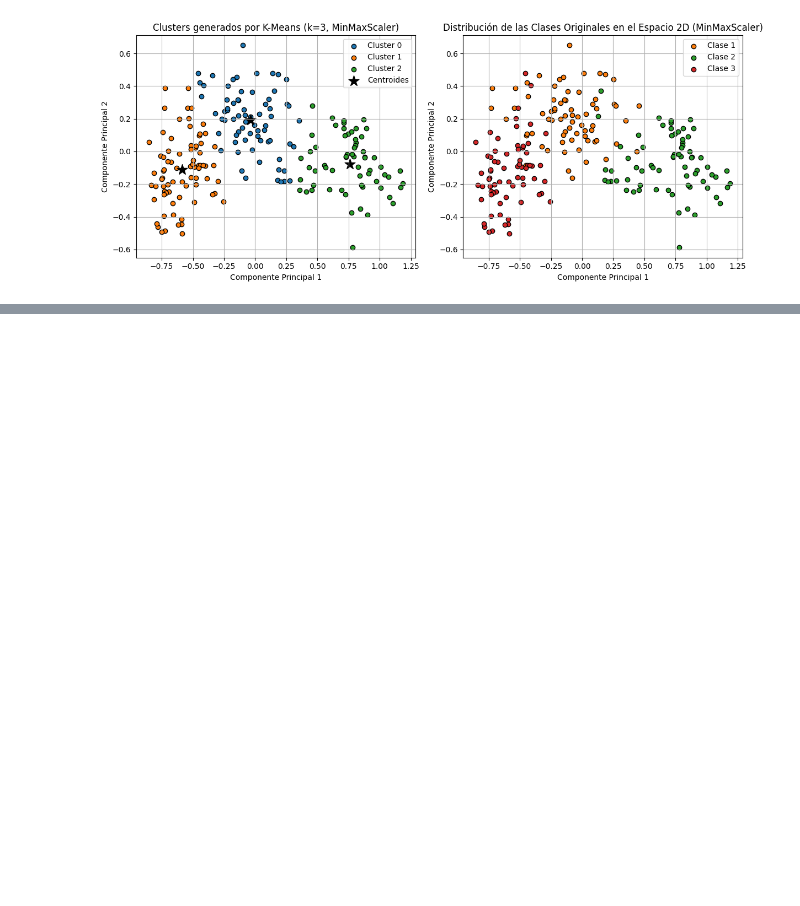
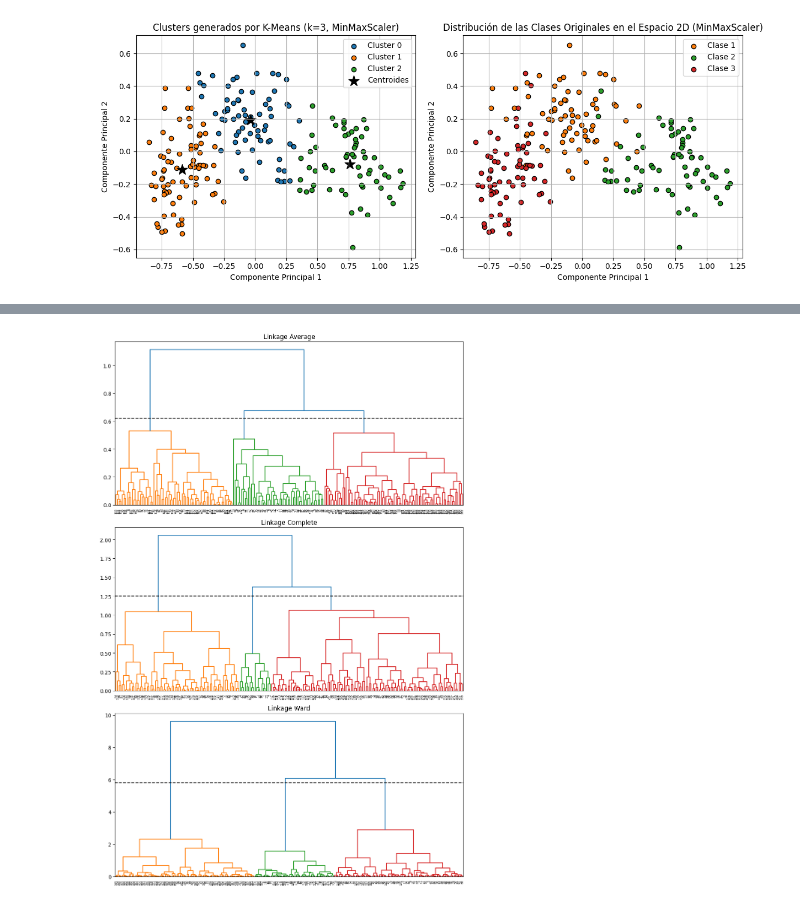
Before and after one commit to 100485446-UC3M/Segunda_Practica_Machine_Learning_Grupo16, a Jupyter notebook: Clustering.ipynb, the cells around one changed output, grey strips where cells are left out. Cells and saved outputs as stored; diff of their text form; code cells hidden in the pictures; blank space fills up the shorter version.

Commit message:
Implementación Clustering Jerárquico y DBSCAN

```diff
--- a/Clustering.ipynb
+++ b/Clustering.ipynb
@@ -208,17 +208,17 @@ n_clusters_optimal = 3
 
 # Entrenamos K-Means con el número óptimo de clusters en los datos escalados con MinMaxScaler
 kmeans_optimal = KMeans(n_clusters=n_clusters_optimal, random_state=100495966, n_init=10)
-cluster_labels_optimal = kmeans_optimal.fit_predict(X_Final)
+cluster_labels_optimal_Kmeans = kmeans_optimal.fit_predict(X_Final)
 
 # Representación gráfica: clusters generados
 
 fig, ax = plt.subplots(1, 2, figsize=(12, 5))
 
 # Clusters generados por K-means
-for i in np.unique(cluster_labels_optimal):
+for i in np.unique(cluster_labels_optimal_Kmeans):
     ax[0].scatter(
-        x = X_Final[cluster_labels_optimal == i, 0],
-        y = X_Final[cluster_labels_optimal == i, 1],
+        x = X_Final[cluster_labels_optimal_Kmeans == i, 0],
+        y = X_Final[cluster_labels_optimal_Kmeans == i, 1],
         c = plt.rcParams['axes.prop_cycle'].by_key()['color'][i],
         marker = 'o',
         edgecolor = 'black',
@@ -263,0 +271,83 @@ plt.show()
+# %%
+import numpy as np
+import matplotlib.pyplot as plt
+from scipy.cluster.hierarchy import dendrogram, linkage
+from sklearn.cluster import AgglomerativeClustering
+from sklearn.metrics import silhouette_score
+
+def plot_dendrogram(model, **kwargs):
+    '''
+    Esta función extrae la información de un modelo AgglomerativeClustering
+    y representa su dendograma con la función dendogram de scipy.cluster.hierarchy
+    '''
+
+    # Crear matriz de conteo de hijos
+    counts = np.zeros(model.children_.shape[0])
+    n_samples = len(model.labels_)
+    for i, merge in enumerate(model.children_):
+        current_count = 0
+        for child_idx in merge:
+            if child_idx < n_samples:
+                current_count += 1  # leaf node
+            else:
+                current_count += counts[child_idx - n_samples]
+        counts[i] = current_count
+
+    # Crear la matriz de enlace para el dendrograma
+    linkage_matrix = np.column_stack([model.children_, model.distances_,
+                                      counts]).astype(float)
+
+    # Plot
+    dendrogram(linkage_matrix, **kwargs)
+
+# Modelos de Clustering Jerárquico
+print("\n--- Clustering Jerárquico ---")
+
+# Usaremos los datos reducidos a 2D (X_Final)
+X_hclust = X_Final
+
+modelo_hclust_average = AgglomerativeClustering(
+    metric = 'euclidean',
+    linkage  = 'average',
+    distance_threshold = 0,
+    n_clusters         = None,
+    compute_distances=True # Necesario para la función plot_dendrogram
+)
+modelo_hclust_average.fit(X=X_hclust)
+print("Modelo Average Linkage entrenado.")
+
+modelo_hclust_complete = AgglomerativeClustering(
+    metric = 'euclidean',
+    linkage  = 'complete',
+    distance_threshold = 0,
+    n_clusters         = None,
+    compute_distances=True # Necesario para la función plot_dendrogram
+)
+modelo_hclust_complete.fit(X=X_hclust)
+print("Modelo Complete Linkage entrenado.")
+
+modelo_hclust_ward = AgglomerativeClustering(
+    linkage  = 'ward',
+    distance_threshold = 0,
+    n_clusters         = None,
+    compute_distances=True
+)
+modelo_hclust_ward.fit(X=X_hclust)
+print("Modelo Ward Linkage entrenado.")
+
+# Dendrogramas
+# ==============================================================================
+fig, axs = plt.subplots(3, 1, figsize=(10, 15))
+
+plot_dendrogram(modelo_hclust_average, labels=np.arange(X_hclust.shape[0]), color_threshold=0.62, ax=axs[0])
+axs[0].axhline(y=0.62, c = 'black', linestyle='--', label='altura corte')
+axs[0].set_title("Linkage Average")
+plot_dendrogram(modelo_hclust_complete, labels=np.arange(X_hclust.shape[0]), color_threshold=1.25, ax=axs[1])
+axs[1].axhline(y=1.25, c = 'black', linestyle='--', label='altura corte')
+axs[1].set_title("Linkage Complete")
+plot_dendrogram(modelo_hclust_ward, labels=np.arange(X_hclust.shape[0]), color_threshold=5.8, ax=axs[2])
+axs[2].axhline(y=5.8, c = 'black', linestyle='--', label='altura corte')
+axs[2].set_title("Linkage Ward")
+plt.tight_layout()
+plt.show()
+# %% [output]
@@ -263,0 +358 @@ plt.show()
+[figure, added]
```
Also changed, not shown: parts of 19 cells of this notebook.
